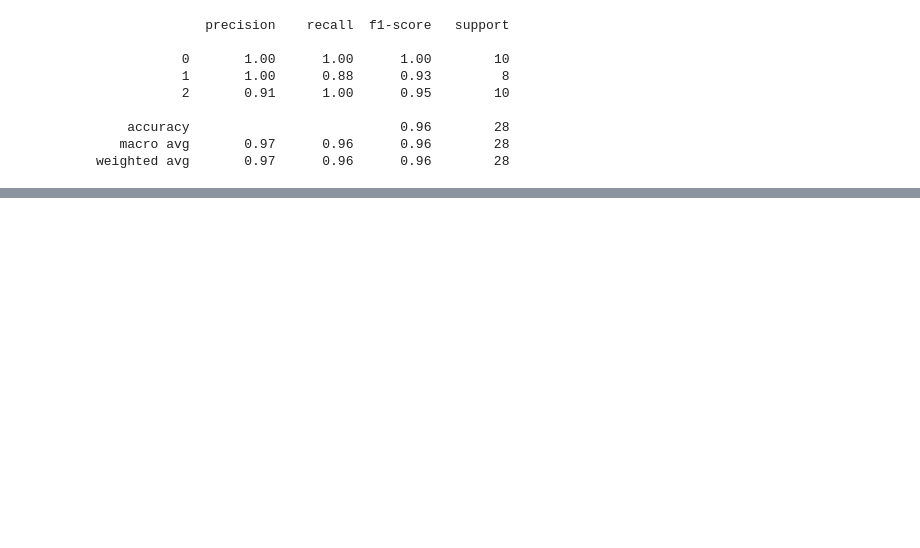
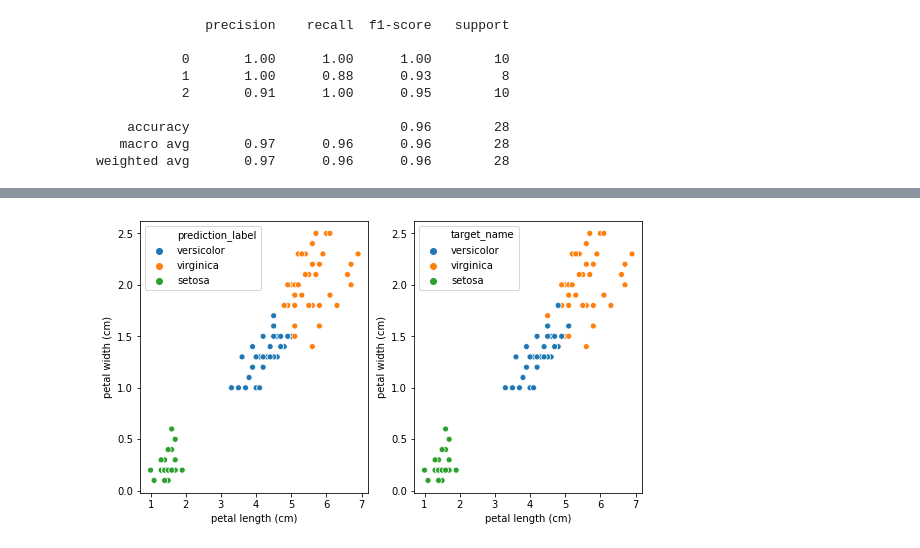
Before and after one commit to karthik-maddukuri/classic-iris-dataset, a Jupyter notebook: notebooks/IRIS.ipynb, the cells around one changed output, grey strips where cells are left out. Drawn from its saved outputs; the diff is of its cells as text; code cells hidden in the pictures; blank space fills up the shorter version.

Commit message:
Evaluate model and plot scatter plots to check for misclassfies points

```diff
--- a/notebooks/IRIS.ipynb
+++ b/notebooks/IRIS.ipynb
@@ -223,0 +248,8 @@ weighted avg       0.97      0.96      0.96        28
+# %%
+df_pred = df_train.copy()
+# %%
+df_pred['correct_predictions'] = correct_predictions
+# %%
+df_pred['prediction'] = y_pred
+# %%
+df_pred['prediction_label'] = df_pred['prediction'].map({0: 'setosa', 1: 'versicolor', 2: "virginica"})
@@ -223,0 +274,7 @@ weighted avg       0.97      0.96      0.96        28
+# %%
+f, axes = plt.subplots(1, 2, figsize=(9,5))
+sns.scatterplot('petal length (cm)', 'petal width (cm)', data=df_pred, hue='prediction_label', ax=axes[0])
+sns.scatterplot('petal length (cm)', 'petal width (cm)', data=df_pred, hue='target_name', ax=axes[1])
+plt.show()
+# %% [output]
+[figure, added]
```
Also changed, not shown: parts of 14 cells of this notebook.
